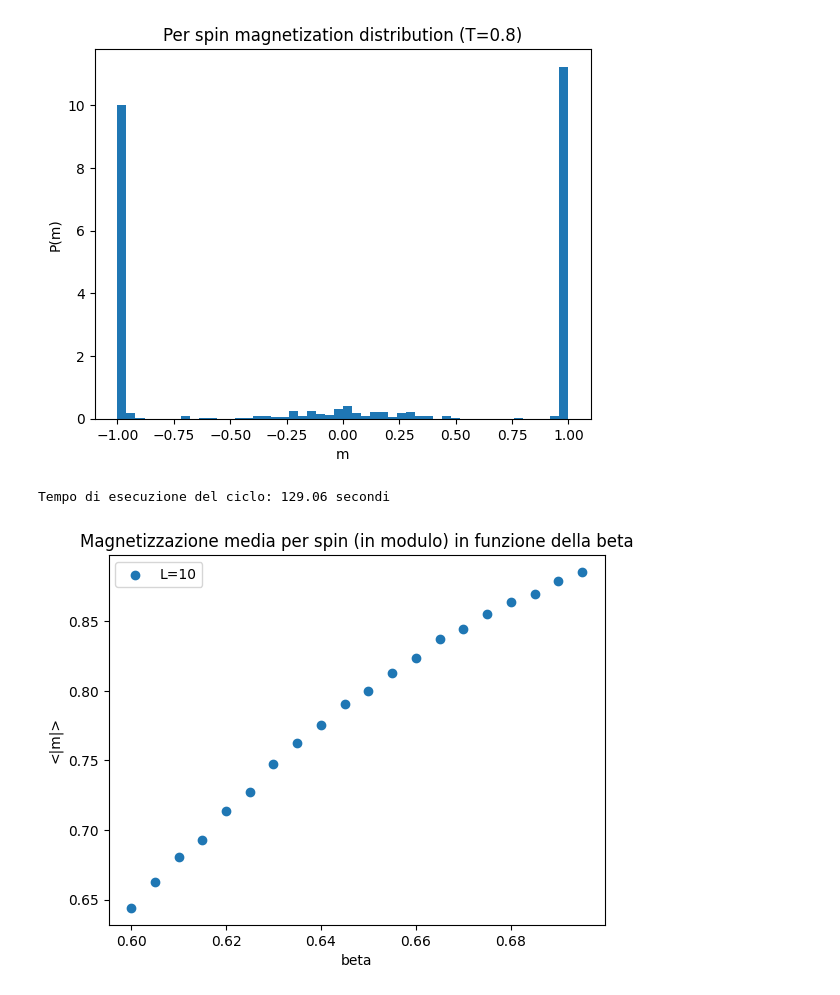
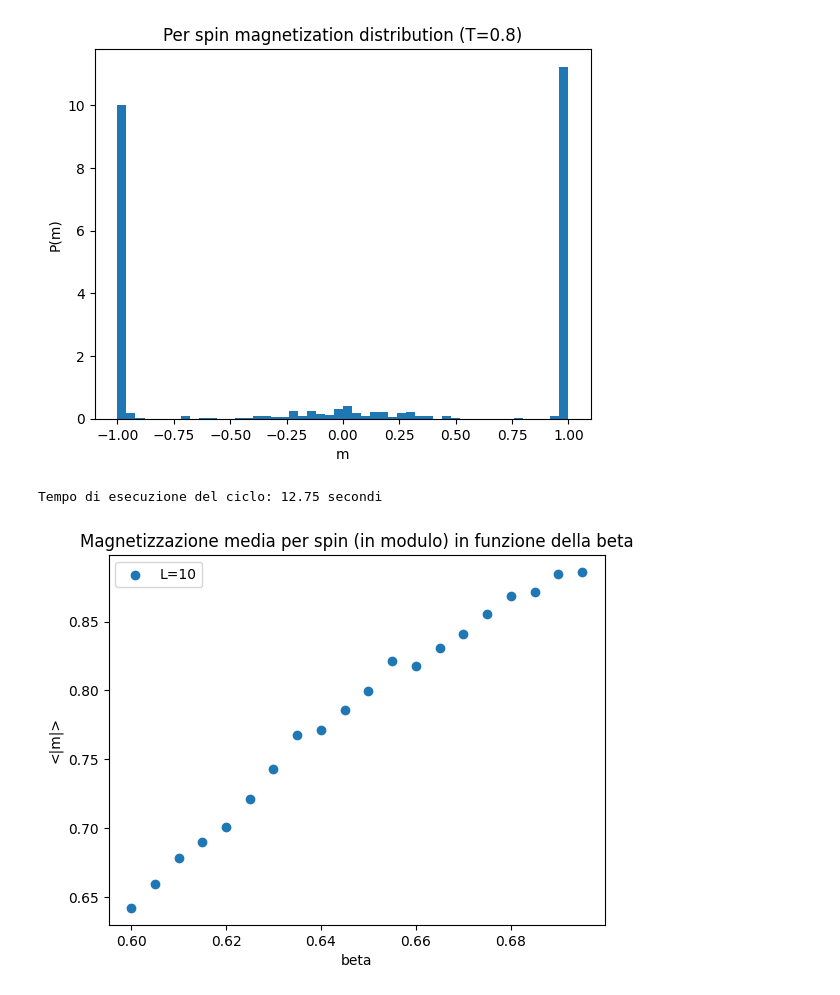
Before and after one commit to mattiacarollo/Honeycomb_2D_Ising, a Jupyter notebook: Ising_model_2D_honeycomb.ipynb, the cells around one changed output. Saved outputs shown, nothing was run; the diff lists cells and outputs as text; code cells hidden in the pictures.

```diff
--- a/Ising_model_2D_honeycomb.ipynb
+++ b/Ising_model_2D_honeycomb.ipynb
@@ -83,39 +83,39 @@ Tempo di esecuzione del ciclo: 0.72 secondi
 # --- PARAMETRI ---
 L = np.array([10], dtype=int)    # lattice sizes
 beta = np.arange(0.6,0.7,0.005)
-n_simulation = 10000
+n_simulation = 1000
 metropolis_steps = np.zeros(len(L), dtype=int)
 for i in range(len(L)):
     metropolis_steps[i] = 100 * (L[i] ** 2)
 m_samples = np.zeros((len(L), len(beta)))
 
 t0 = time.time()
 
 # Warm-up della compilazione JIT
 spin_warmup = np.random.choice(np.array([-1, 1], dtype=np.int8), size=(L[0], L[0]))
 _ = Ising_tools.metropolis_parallel(spin_warmup, beta[0], 1)
 
 # Esecuzione principale
 for j in range(len(L)):
     for i in range(len(beta)):
         m_sum = 0
         for _ in range(n_simulation):
             spin_matrix = np.random.choice(np.array([-1, 1], dtype=np.int8), size=(L[j], L[j]))
             Ising_tools.metropolis_parallel(spin_matrix, 1/beta[i], metropolis_steps[j])
             m_sum += np.abs(Ising_tools.magnetization(spin_matrix))
         m_samples[j, i] = m_sum / n_simulation
 
 t1 = time.time()
 print(f"Tempo di esecuzione del ciclo: {t1 - t0:.2f} secondi")
 
 # --- Istogramma ---
 for j in range(len(L)):
     plt.scatter(beta, m_samples[j, :], label=f'L={L[j]}')
 plt.title(f'Magnetizzazione media per spin (in modulo) in funzione della beta')
 plt.xlabel('beta')
 plt.ylabel('<|m|>')
 plt.legend()
 plt.show()
 # %% [output]
-Tempo di esecuzione del ciclo: 129.06 secondi
+Tempo di esecuzione del ciclo: 12.75 secondi
-[figure, old version]
+[figure, new version]
```
Also changed, not shown: 1 other file.
